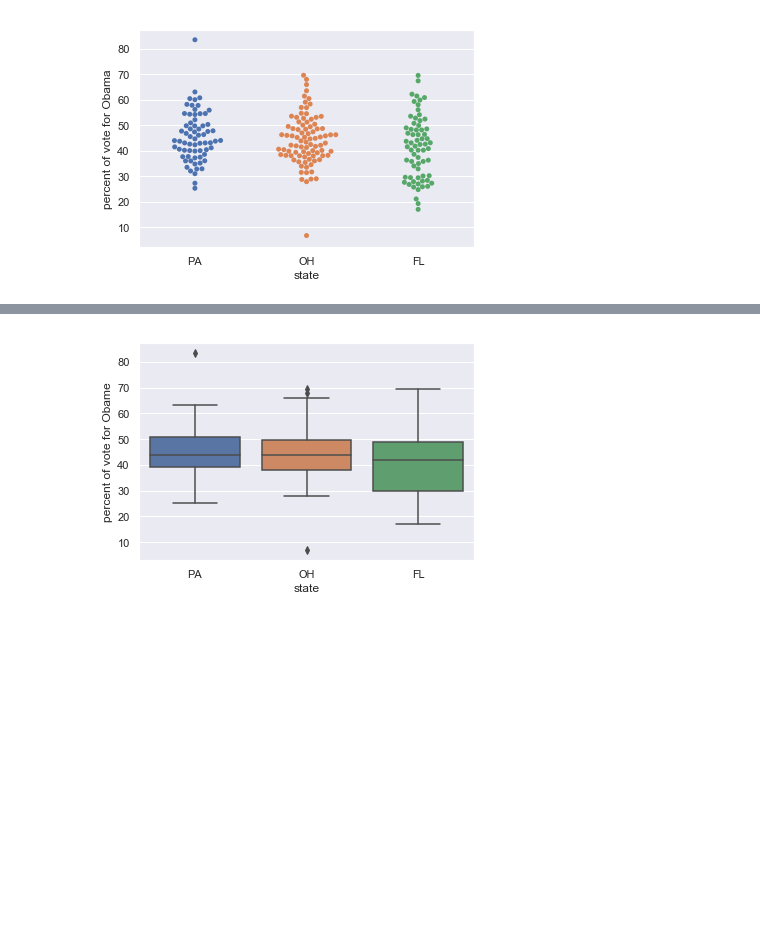
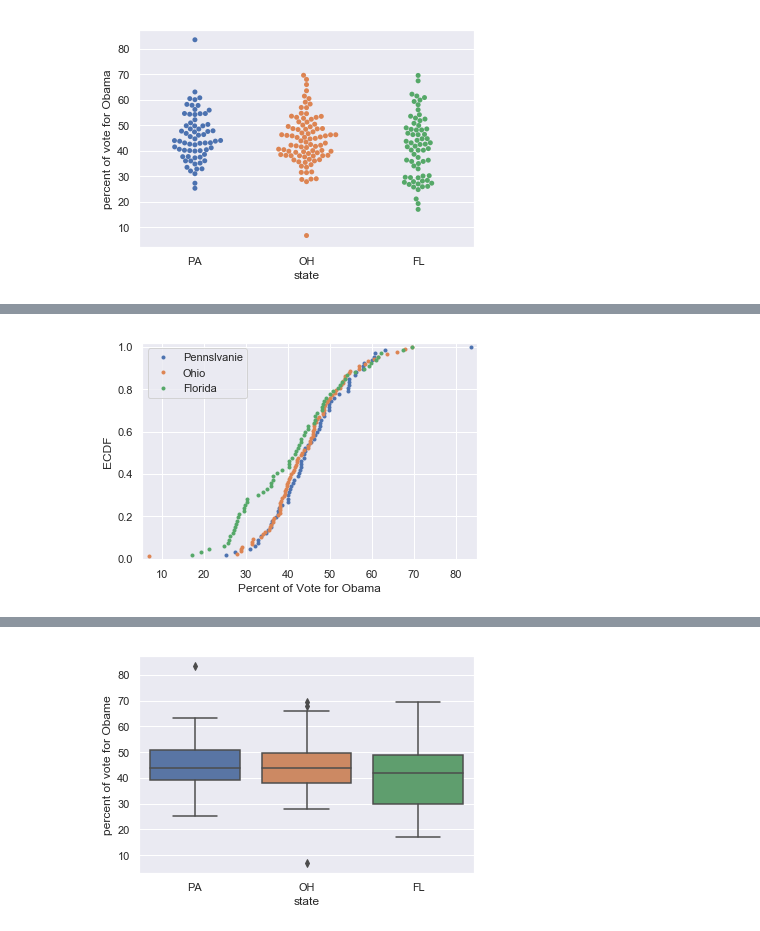
Before and after one commit to aysbt/DataCamp, a Jupyter notebook: Statistical_Thinking_in_Python_course_1.ipynb, the cells around one changed output, grey strips where cells are left out. Cells and saved outputs as stored; diff of their text form; code cells hidden in the pictures; blank space fills up the shorter version.

```diff
--- a/Statistical_Thinking_in_Python_course_1.ipynb
+++ b/Statistical_Thinking_in_Python_course_1.ipynb
@@ -54,0 +101,20 @@ plt.show()
+# %%
+x_PA = np.sort(swing_state[swing_state['state'] =='PA']['dem_share'])
+x_OH = np.sort(swing_state[swing_state['state'] =='OH']['dem_share'])
+x_FL = np.sort(swing_state[swing_state['state'] =='FL']['dem_share'])
+
+y_PA = np.arange(1, len(x_PA)+1)/len(x_PA)
+y_OH = np.arange(1, len(x_OH)+1)/len(x_OH)
+y_FL = np.arange(1, len(x_FL)+1)/len(x_FL)
+
+_ = plt.plot(x_PA,y_PA, marker ='.', linestyle='none')
+_ = plt.plot(x_OH,y_OH, marker ='.', linestyle='none')
+_ = plt.plot(x_FL,y_FL, marker ='.', linestyle='none')
+plt.xlabel('Percent of Vote for Obama')
+plt.ylabel('ECDF')
+plt.legend(['Pennslvanie', 'Ohio','Florida'])
+#Keep the data off from plot edge
+plt.margins(0.02)
+plt.show()
+# %% [output]
+[figure, added]
```
Also changed, not shown: parts of 14 cells of this notebook.
